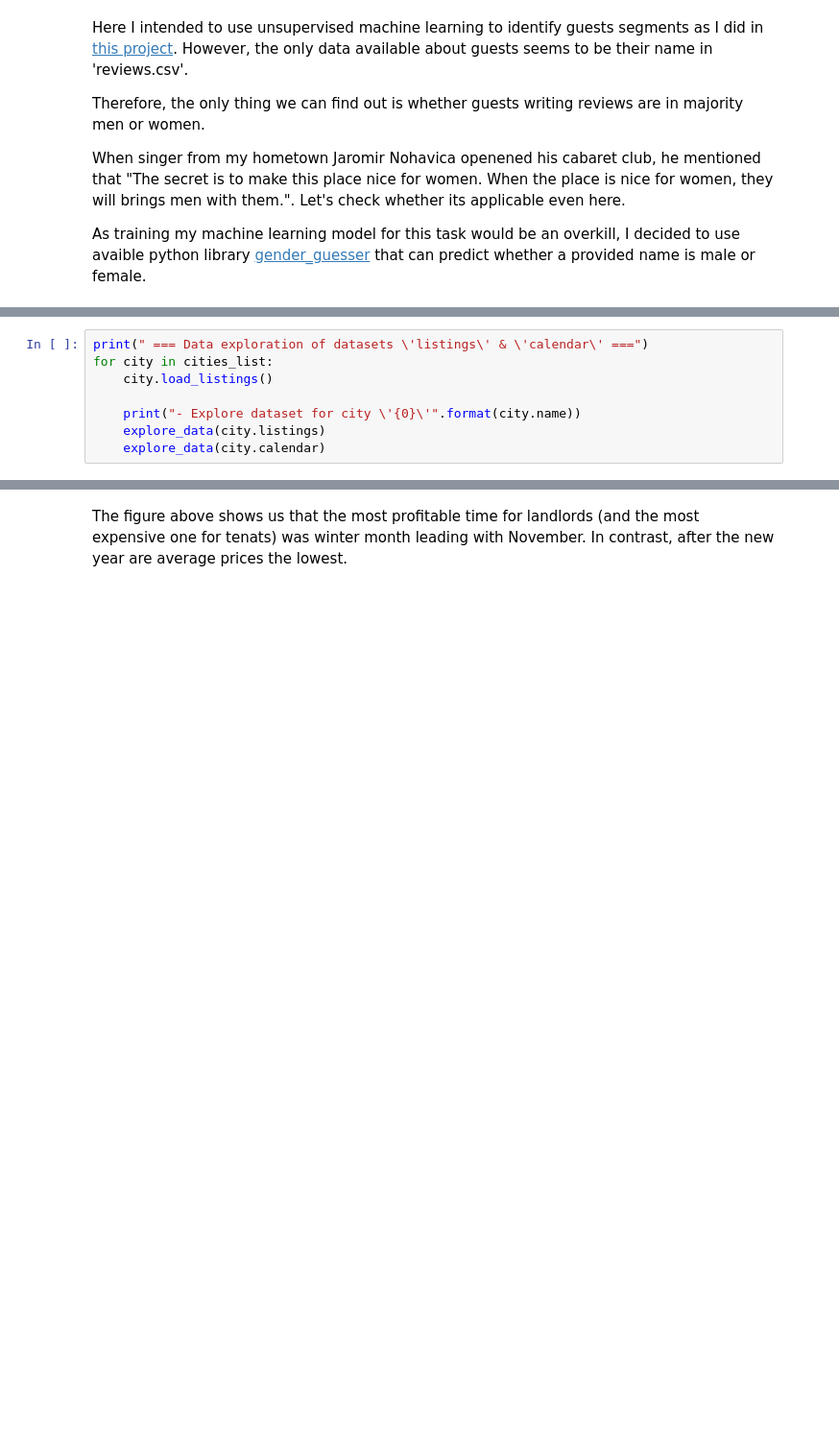
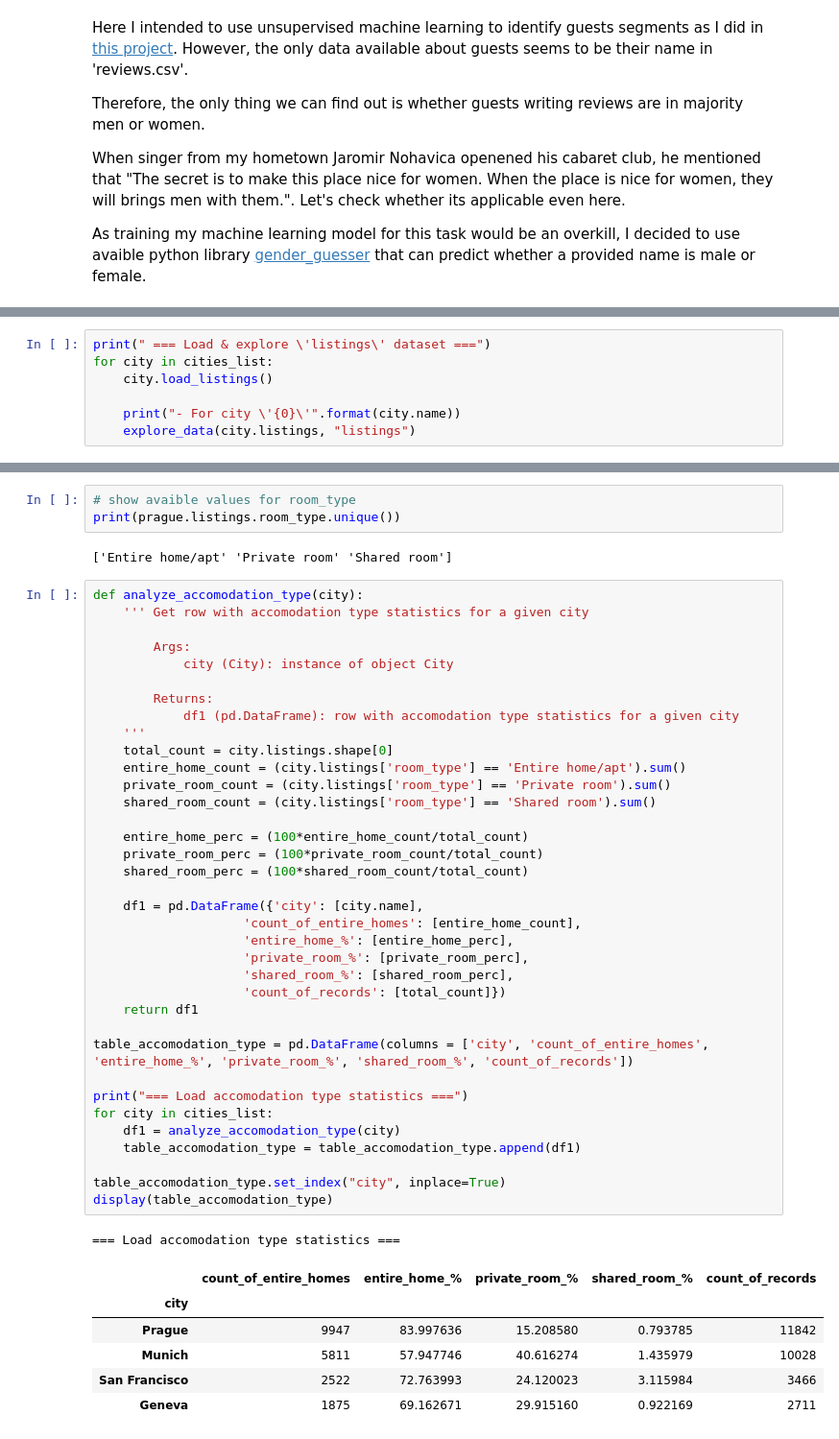
Before and after one commit to JMarcan/stories_hidden_in_airbnb_data, a Jupyter notebook: Code/Stories Hidden in AirBnB Data.ipynb, the cells around one changed output, grey strips where cells are left out. Shown at 96% size. Cells and saved outputs as stored; diff of their text form; blank space fills up the shorter version.

```diff
--- a/Code/Stories Hidden in AirBnB Data.ipynb
+++ b/Code/Stories Hidden in AirBnB Data.ipynb
@@ -218,9 +217,8 @@ def explore_data(df):
 # %%
-print(" === Data exploration of datasets \'listings\' & \'calendar\' ===")
+print(" === Load & explore \'listings\' dataset ===")
 for city in cities_list:
     city.load_listings()
 
-    print("- Explore dataset for city \'{0}\'".format(city.name))
-    explore_data(city.listings)
-    explore_data(city.calendar)
+    print("- For city \'{0}\'".format(city.name))
+    explore_data(city.listings, "listings")
 # %% [output]
@@ -561,2 +263,49 @@ visualize_monthly_price(prague)
-# %% [markdown]
-The figure above shows us that the most profitable time for landlords (and the most expensive one for tenats) was winter month leading with November. In contrast, after the new year are average prices the lowest.
+# %%
+# show avaible values for room_type
+print(prague.listings.room_type.unique())
+# %% [output]
+['Entire home/apt' 'Private room' 'Shared room']
+# %%
+def analyze_accomodation_type(city):
+    ''' Get row with accomodation type statistics for a given city
+
+        Args:
+            city (City): instance of object City
+
+        Returns:
+            df1 (pd.DataFrame): row with accomodation type statistics for a given city
+    '''
+    total_count = city.listings.shape[0]
+    entire_home_count = (city.listings['room_type'] == 'Entire home/apt').sum()
+    private_room_count = (city.listings['room_type'] == 'Private room').sum()
+    shared_room_count = (city.listings['room_type'] == 'Shared room').sum()
+
+    entire_home_perc = (100*entire_home_count/total_count)
+    private_room_perc = (100*private_room_count/total_count)
+    shared_room_perc = (100*shared_room_count/total_count)
+
+    df1 = pd.DataFrame({'city': [city.name],
+                    'count_of_entire_homes': [entire_home_count],
+                    'entire_home_%': [entire_home_perc],
+                    'private_room_%': [private_room_perc],
+                    'shared_room_%': [shared_room_perc],
+                    'count_of_records': [total_count]})
+    return df1
+
+table_accomodation_type = pd.DataFrame(columns = ['city', 'count_of_entire_homes', 'entire_home_%', 'private_room_%', 'shared_room_%', 'count_of_records'])
+
+print("=== Load accomodation type statistics ===")
+for city in cities_list:
+    df1 = analyze_accomodation_type(city)
+    table_accomodation_type = table_accomodation_type.append(df1)
+
+table_accomodation_type.set_index("city", inplace=True)
+display(table_accomodation_type)
+# %% [output]
+=== Load accomodation type statistics ===
+|  | count_of_entire_homes | entire_home_% | private_room_% | shared_room_% | count_of_records |
+| city |  |  |  |  |  |
+| Prague | 9947 | 83.997636 | 15.208580 | 0.793785 | 11842 |
+| Munich | 5811 | 57.947746 | 40.616274 | 1.435979 | 10028 |
+| San Francisco | 2522 | 72.763993 | 24.120023 | 3.115984 | 3466 |
+| Geneva | 1875 | 69.162671 | 29.915160 | 0.922169 | 2711 |
```
Also changed, not shown: parts of 29 cells of this notebook, 1 other file.
